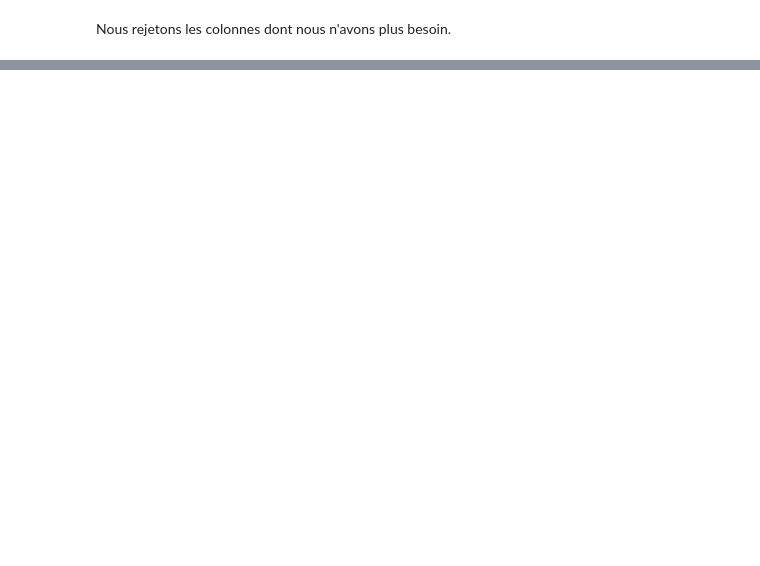
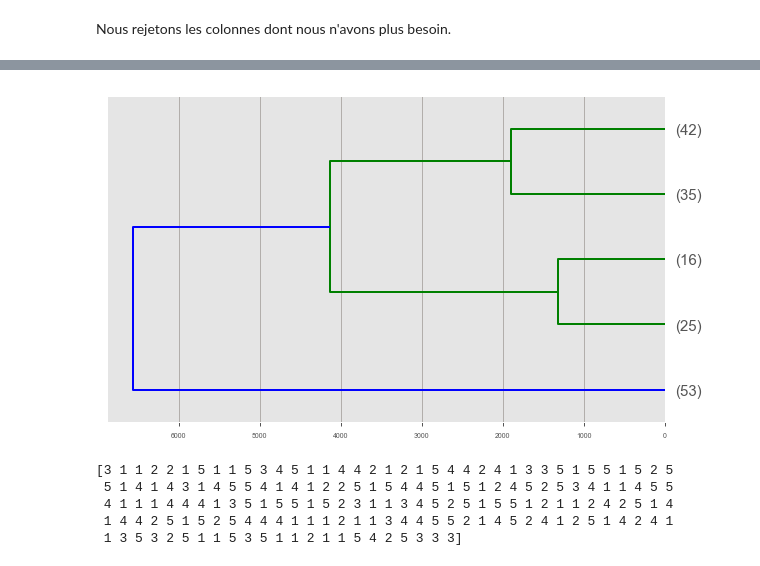
Before and after one commit to bayechou/OCDA_P5-lss, a Jupyter notebook: P5.ipynb, the cells around one changed output, grey strips where cells are left out. Drawn from its saved outputs; the diff is of its cells as text; code cells hidden in the pictures; blank space fills up the shorter version.

```diff
--- a/P5.ipynb
+++ b/P5.ipynb
@@ -186,0 +223,15 @@ plt.show()
+# %%
+dendrogram(Z, labels = df.index, p=5, truncate_mode='lastp', leaf_font_size=15, orientation='left')
+plt.show()
+# %% [output]
+[figure, added]
+# %%
+# découpage à la hauteur t = 1300 ==> identifiants de 5 groupes obtenus
+groupes_cah = fcluster(Z, 1300, criterion='distance')
+print(groupes_cah)
+# %% [output]
+[3 1 1 2 2 1 5 1 1 5 3 4 5 1 1 4 4 2 1 2 1 5 4 4 2 4 1 3 3 5 1 5 5 1 5 2 5
+ 5 1 4 1 4 3 1 4 5 5 4 1 4 1 2 2 5 1 5 4 4 5 1 5 1 2 4 5 2 5 3 4 1 1 4 5 5
+ 4 1 1 1 4 4 4 1 3 5 1 5 5 1 5 2 3 1 1 3 4 5 2 5 1 5 5 1 2 1 1 2 4 2 5 1 4
+ 1 4 4 2 5 1 5 2 5 4 4 4 1 1 1 2 1 1 3 4 4 5 5 2 1 4 5 2 4 1 2 5 1 4 2 4 1
+ 1 3 5 3 2 5 1 1 5 3 5 1 1 2 1 1 5 4 2 5 3 3 3]
```
Also changed, not shown: parts of 80 cells of this notebook, 5 other files.
